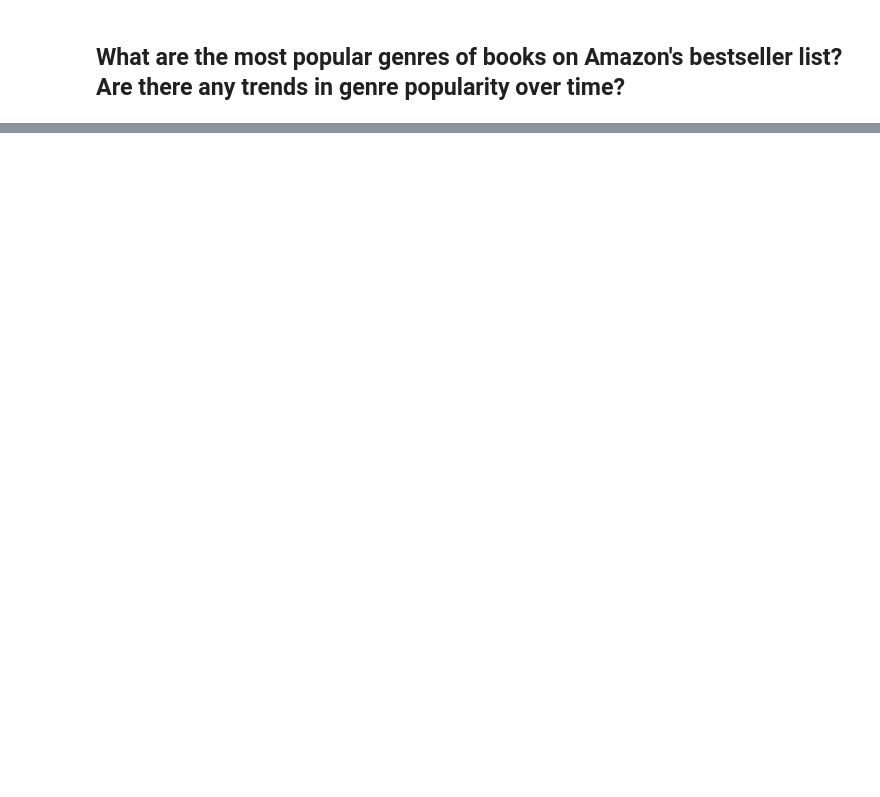
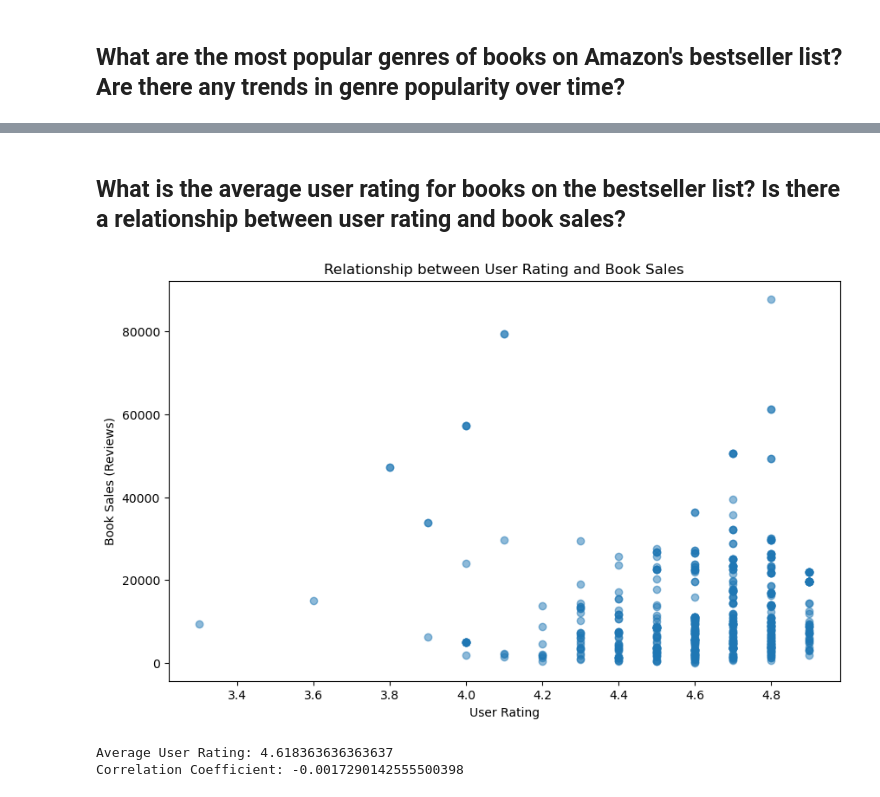
Before and after one commit to meghnarana31/BAA_Academic_Assignments, a Jupyter notebook: Class 07 - Assignment.ipynb, the cells around one changed output, grey strips where cells are left out. Drawn from its saved outputs; the diff is of its cells as text; code cells hidden in the pictures; blank space fills up the shorter version.

```diff
--- a/Class 07 - Assignment.ipynb
+++ b/Class 07 - Assignment.ipynb
@@ -206,0 +180,18 @@ How do user ratings and reviews impact book sales? Is there a threshold at which
+# %% [markdown]
+## What is the average user rating for books on the bestseller list? Is there a relationship between user rating and book sales?
+# %%
+average_rating = df['User Rating'].mean()
+plt.figure(figsize=(10, 6))
+plt.scatter(df['User Rating'], df['Reviews'], alpha=0.5)
+plt.title('Relationship between User Rating and Book Sales')
+plt.xlabel('User Rating')
+plt.ylabel('Book Sales (Reviews)')
+plt.show()
+
+correlation = df['User Rating'].corr(df['Reviews'])
+print("Average User Rating:", average_rating)
+print("Correlation Coefficient:", correlation)
+# %% [output]
+[figure, added]
+Average User Rating: 4.618363636363637
+Correlation Coefficient: -0.0017290142555500398
```
Also changed, not shown: parts of 46 cells of this notebook.
